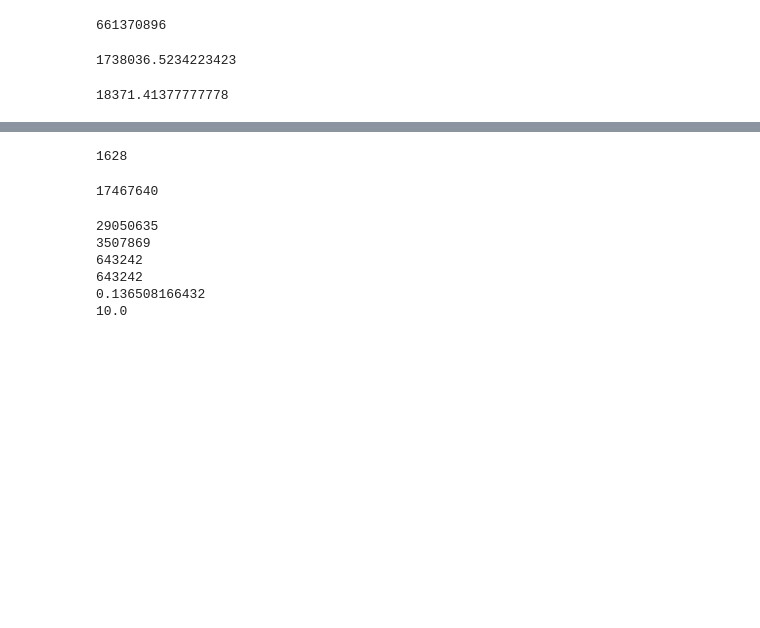
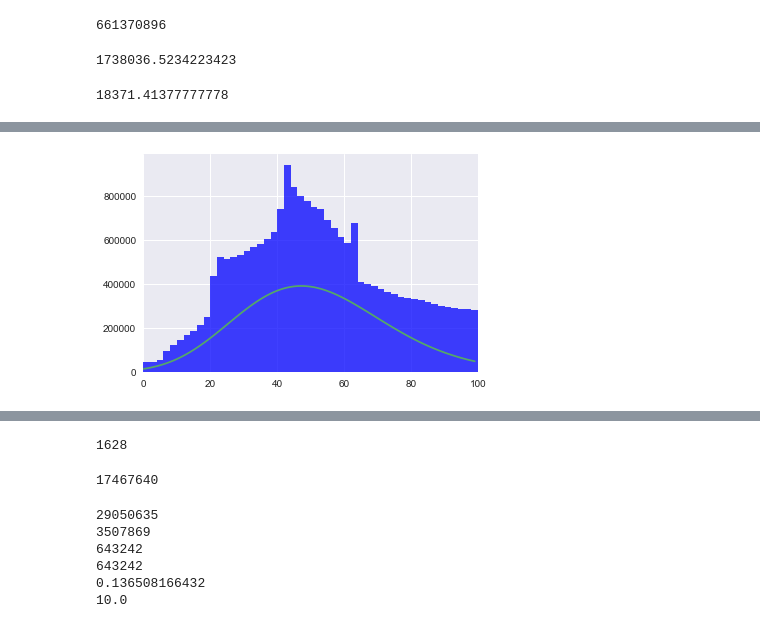
Before and after one commit to MoonBlvd/MDP_data_recording, a Jupyter notebook: simulation/statistic_levelk.ipynb, the cells around one changed output, grey strips where cells are left out. Drawn from its saved outputs; the diff is of its cells as text; code cells hidden in the pictures; blank space fills up the shorter version.

Commit message:
distributions fitted

```diff
--- a/simulation/statistic_levelk.ipynb
+++ b/simulation/statistic_levelk.ipynb
@@ -428,0 +547,7 @@ plt.savefig("pdf_dv.png", dpi = 200)
+# %%
+from scipy.stats import f, pareto
+
+data = all_cut_in['distance']
+dfn = 1
+dfd = 1
+param_f = f.fit(data)
@@ -428,0 +574,13 @@ plt.savefig("pdf_dv.png", dpi = 200)
+# %%
+size = data.shape[0]
+x = np.arange(size)
+x = np.arange(0,100)
+f_pdf = f.pdf(x, *param_f[:-2], loc=param_f[-2], scale=param_f[-1]) * size
+
+plt.figure(1)
+n, bins, patches = plt.hist(data, 50, facecolor='b', alpha=0.75)
+plt.plot(f_pdf, label='f-distribution')
+plt.xlim(0,100)
+plt.show()
+# %% [output]
+[figure, added]
```
Also changed, not shown: parts of 29 cells of this notebook, 4 other files.
